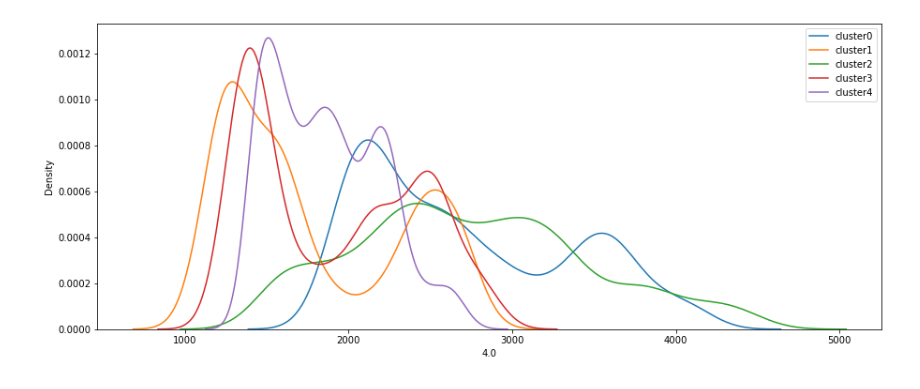
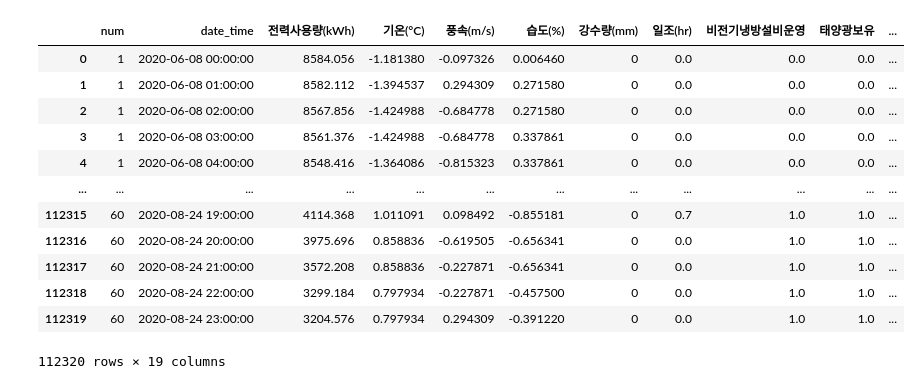
Before and after one commit to mhyeongyu/TIL, a Jupyter notebook: 데이콘/전력사용량/Cluster.ipynb, the cells around one changed output. Cells and saved outputs as stored; diff of their text form; code cells hidden in the pictures.

```diff
--- a/데이콘/전력사용량/Cluster.ipynb
+++ b/데이콘/전력사용량/Cluster.ipynb
@@ -170,15 +171,13 @@ plt.show()
 # %%
-c = best_num_cluster['cluster_label']
-num_cluster['cluster'] = c
-num_group_cluster = num_cluster.groupby('cluster').mean()
+# c = best_num_cluster['cluster_label']
+# num_cluster['cluster'] = c
+# num_group_cluster = num_cluster.groupby('cluster').mean()
 
-plt.figure(figsize=(15, 6))
-for i in num_group_cluster.index:
-    sns.distplot(num_group_cluster.loc[i, :], hist=False, label='cluster'+str(int(i)))
-plt.legend()
-plt.show()
+# plt.figure(figsize=(15, 6))
+# for i in num_group_cluster.index:
+#     sns.distplot(num_group_cluster.loc[i, :], hist=False, label='cluster'+str(int(i)))
+# plt.legend()
+# plt.show()
-# %% [output]
-[figure, removed]
 # %%
 #3_1 (4, 6)
 
@@ -195,7 +194,7 @@ def cluster(train, test, cluster_df):
     result = scaler.fit_transform(hour_cluster)
     hour_cluster = pd.DataFrame(result)
 
-    kmeans = KMeans(n_clusters=6, init='k-means++', random_state=0)
+    kmeans = KMeans(n_clusters=4, random_state=0)
     kmeans.fit(hour_cluster)
     clusters = kmeans.predict(hour_cluster)
 
@@ -203,25 +202,61 @@ def cluster(train, test, cluster_df):
     train = train.merge(hour_df, how='left', on='hour')
     test = test.merge(hour_df, how='left', on='hour')
 
+    #feature = num, 건물별 insert
 
-    #GMM, feature = num, 건물별 insert
+    num_cluster = pd.DataFrame(np.array(cluster_df.iloc[:, 1]).reshape(-1, 1872), index=range(1, 61)).iloc[:, :168]
 
-    num_cluster = pd.DataFrame(np.array(cluster_df.iloc[:, 1]).reshape(-1, 1656), index=range(1, 61))
+    scaler = StandardScaler()
+    result = scaler.fit_transform(num_cluster)
+    num_cluster = pd.DataFrame(result)
 
-    gmm = GaussianMixture(n_components=20, random_state=0)
-    gmm.fit(num_cluster)
-    clusters = gmm.predict(num_cluster)
+    kmeans = KMeans(n_clusters=10, random_state=0)
+    kmeans.fit(num_cluster)
+    clusters = kmeans.predict(num_cluster)
 
-    num_df['gmm_num_assignment'] = clusters
+    num_df['num_assignment'] = clusters
     train = train.merge(num_df, how='left', on='num')
     test = test.merge(num_df, how='left', on='num')
 
+
+#     #GMM, feature = num, 건물별 insert
+
+#     num_cluster = pd.DataFrame(np.array(cluster_df.iloc[:, 1]).reshape(-1, 1656), index=range(1, 61))
+
+#     scaler = StandardScaler()
+#     result = scaler.fit_transform(num_cluster)
+#     num_cluster = pd.DataFrame(result)
+
+#     gmm = GaussianMixture(n_components=10, random_state=0)
+#     gmm.fit(num_cluster)
+#     clusters = gmm.predict(num_cluster)
+
+#     num_df['gmm_num_assignment'] = clusters
+#     train = train.merge(num_df, how='left', on='num')
+#     test = test.merge(num_df, how='left', on='num')
+
     return train, test
 # %%
 train, test = cluster(train, test, cluster_df)
 # %%
 train.to_csv('edit_train.csv', index=False)
 test.to_csv('edit_test.csv', index=False)
+# %%
+train
+# %% [output]
+|  | num | date_time | 전력사용량(kWh) | 기온(°C) | 풍속(m/s) | 습도(%) | 강수량(mm) | 일조(hr) | 비전기냉방설비운영 | 태양광보유 | ... |
+| 0 | 1 | 2020-06-08 00:00:00 | 8584.056 | -1.181380 | -0.097326 | 0.006460 | 0 | 0.0 | 0.0 | 0.0 | ... |
+| 1 | 1 | 2020-06-08 01:00:00 | 8582.112 | -1.394537 | 0.294309 | 0.271580 | 0 | 0.0 | 0.0 | 0.0 | ... |
+| 2 | 1 | 2020-06-08 02:00:00 | 8567.856 | -1.424988 | -0.684778 | 0.271580 | 0 | 0.0 | 0.0 | 0.0 | ... |
+| 3 | 1 | 2020-06-08 03:00:00 | 8561.376 | -1.424988 | -0.684778 | 0.337861 | 0 | 0.0 | 0.0 | 0.0 | ... |
+| 4 | 1 | 2020-06-08 04:00:00 | 8548.416 | -1.364086 | -0.815323 | 0.337861 | 0 | 0.0 | 0.0 | 0.0 | ... |
+| ... | ... | ... | ... | ... | ... | ... | ... | ... | ... | ... | ... |
+| 112315 | 60 | 2020-08-24 19:00:00 | 4114.368 | 1.011091 | 0.098492 | -0.855181 | 0 | 0.7 | 1.0 | 1.0 | ... |
+| 112316 | 60 | 2020-08-24 20:00:00 | 3975.696 | 0.858836 | -0.619505 | -0.656341 | 0 | 0.0 | 1.0 | 1.0 | ... |
+| 112317 | 60 | 2020-08-24 21:00:00 | 3572.208 | 0.858836 | -0.227871 | -0.656341 | 0 | 0.0 | 1.0 | 1.0 | ... |
+| 112318 | 60 | 2020-08-24 22:00:00 | 3299.184 | 0.797934 | -0.227871 | -0.457500 | 0 | 0.0 | 1.0 | 1.0 | ... |
+| 112319 | 60 | 2020-08-24 23:00:00 | 3204.576 | 0.797934 | 0.294309 | -0.391220 | 0 | 0.0 | 1.0 | 1.0 | ... |
+112320 rows × 19 columns
 # %%
 # hour_df = pd.DataFrame(train.hour.unique(), columns=['hour'])
 # num_df = pd.DataFrame(train.num.unique(), columns=['num'])
```
Also changed, not shown: parts of 9 cells of this notebook, 25 other files.
